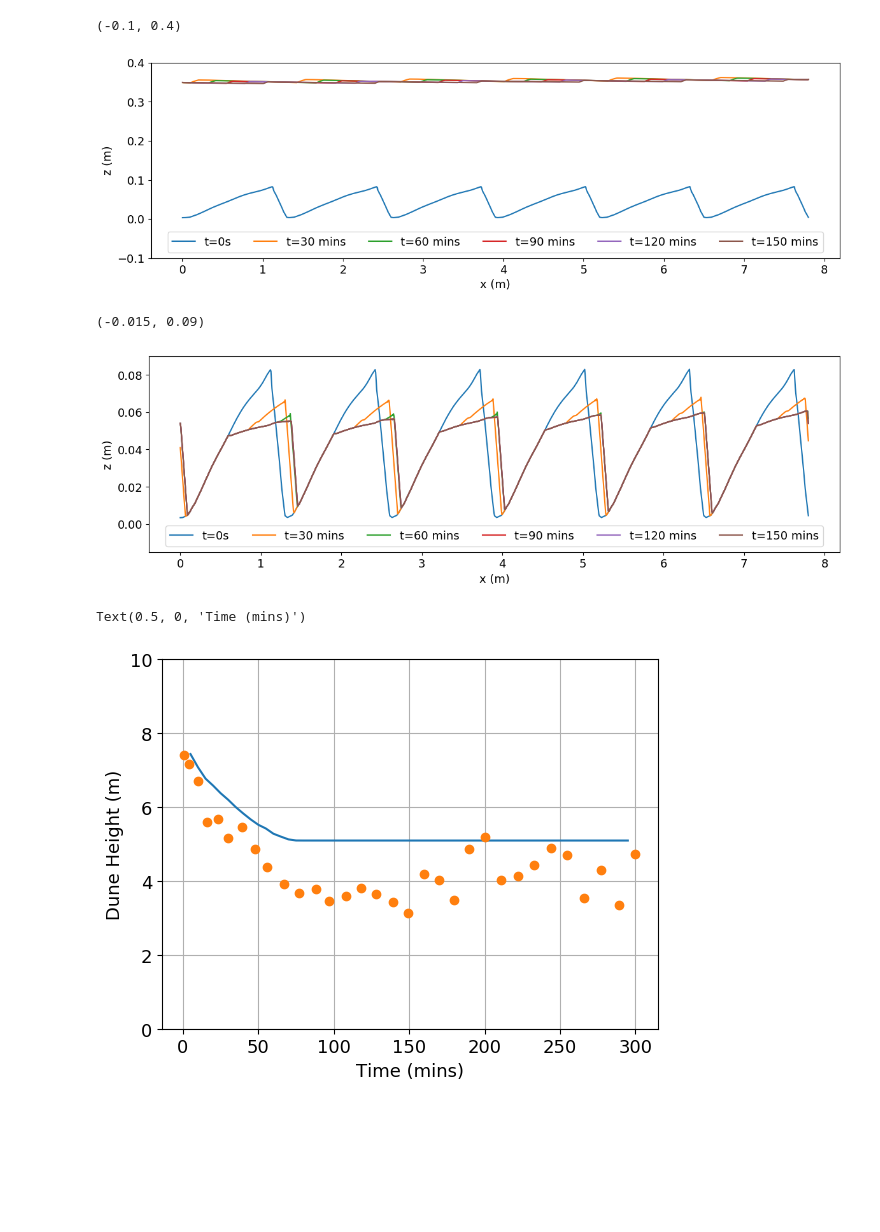
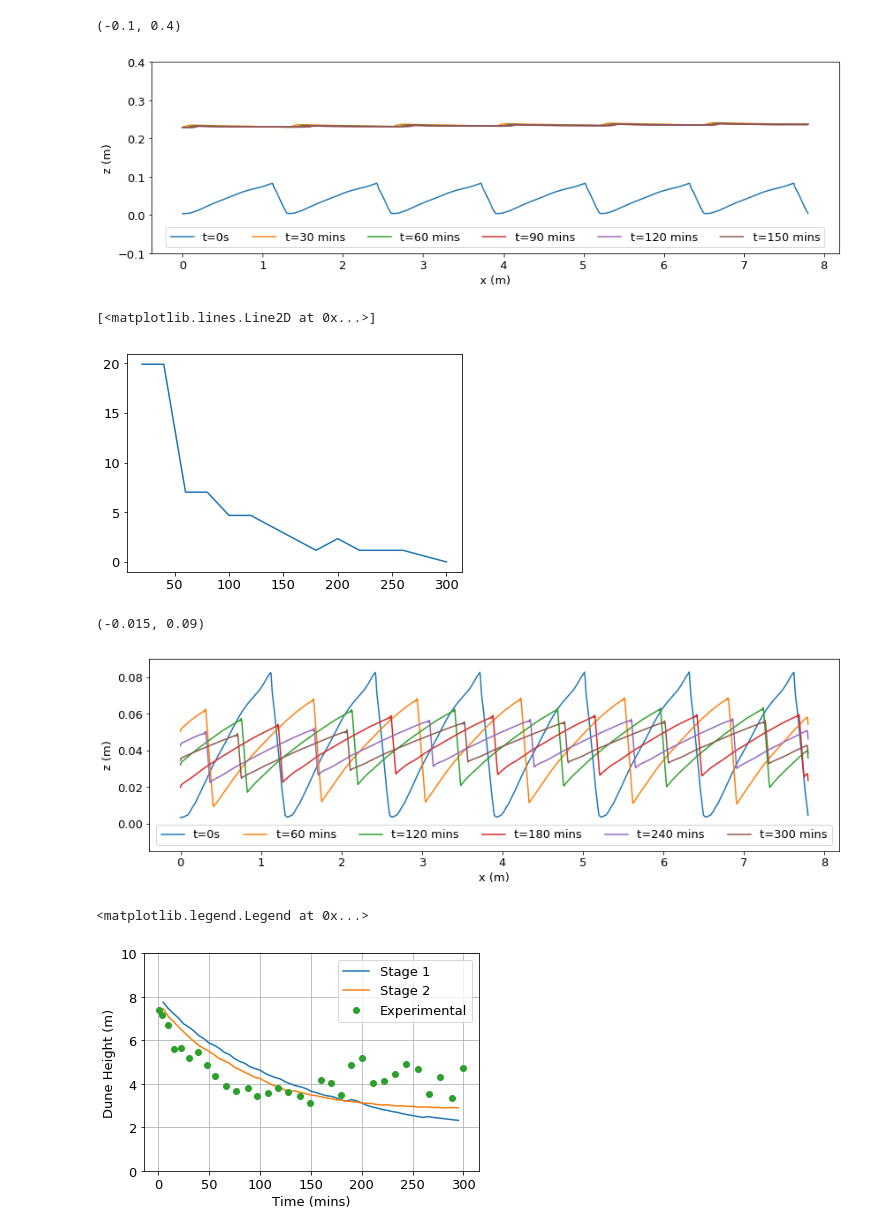
Before and after one commit to plgrover/pymorph, a Jupyter notebook: notebooks/Paper_3b/Section.5.2.postprocessing.ipynb, the cells around one changed output. Saved outputs shown, nothing was run; the diff lists cells and outputs as text; code cells hidden in the pictures; blank space fills up the shorter version.

Commit message:
Updating code from experiments

```diff
--- a/notebooks/Paper_3b/Section.5.2.postprocessing.ipynb
+++ b/notebooks/Paper_3b/Section.5.2.postprocessing.ipynb
@@ -108,5 +105,5 @@ Text(0, 0.5, 'z (m)')
 # %%
-run_name = 'dune_5_q_{0}_h_{1}_D50_{2}'.format('32m','357mm','1.2mm')
+run_name = 'Section_5.2_dune_5_q_20cm_h_237mm_D50_0.001_verts.npy'
 
-verts = np.load('_output/{0}_verts.npy'.format(run_name))
+verts = np.load('_output/{0}'.format(run_name))
 # %%
@@ -138,12 +140,12 @@ plt.ylim([-0.015, 0.09])
 # %%
 extractionTimeMins = 5.
-heights = [post.calculate_wave_height(verts[t,:,1],dx)*100. for t in range((verts.shape[0]))]
-times = np.array([(t*extractionTimeMins + 5.0) for t in range((verts.shape[0]))])
+heights_20 = [post.calculate_wave_height(verts[t,:,1],dx)*100. for t in range((verts.shape[0]))]
+times_20 = np.array([(t*extractionTimeMins + 5.0) for t in range((verts.shape[0]))])
 
 
 df = pd.read_csv('a3down_dune_heigth.txt',sep='\t')
 
-plt.plot(times,heights)
+plt.plot(times_20,heights_20, color='r')
 
 plt.plot(df['t'],df['dune'], 'o')
 
@@ -175,11 +177,18 @@ plt.xlabel('x (m)')
 plt.ylim([-0.1, 0.4])
 # %% [output]
 (-0.1, 0.4)
-[figure, old version]
+[figure, new version]
+# %%
+# xc, zc, u, q, h, qbed
+
+vel, time = post.calculate_wave_speed(verts, dx, dt=5, step_index = 4, base_index = 3)
+plt.plot(time,np.array(vel)*3600.)
+# %% [output]
+[<matplotlib.lines.Line2D at 0x...>]
+[figure, added]
 # %%
-run_name = 'dune_5_q_{0}_h_{1}_D50_{2}'.format('20cm','237mm','1.2mm')
-
-verts = np.load('_output/{0}_verts.npy'.format(run_name))
+run_name = 'Section_5.2_dune_5_q_32m_h_357mm_D50_0.001_verts.npy'
+verts = np.load('_output/{0}'.format(run_name))
 # %%
 matplotlib.rcParams.update({'font.size': 13})
 
@@ -187,11 +196,16 @@ fig = plt.figure(figsize=(14, 4))
 
 # Time = tindex*5 + 5
 plt.plot(x0,z0, label='t=0s')
-plt.plot(x0, verts[5,:,1], label='t=30 mins')
-plt.plot(x0, verts[11,:,1], label='t=60 mins')
-plt.plot(x0, verts[17,:,1], label='t=90 mins')
-plt.plot(x0, verts[23,:,1], label='t=120 mins')
-plt.plot(x0, verts[29,:,1], label='t=150 mins')
+
+plt.plot(verts[11,:,0], verts[11,:,1], label='t=60 mins')
+
+plt.plot(verts[23,:,0], verts[23,:,1], label='t=120 mins')
+
+plt.plot(verts[35,:,0], verts[35,:,1], label='t=180 mins')
+
+plt.plot(verts[47,:,0], verts[47,:,1], label='t=240 mins')
+
+plt.plot(verts[58,:,0], verts[58,:,1], label='t=300 mins')
 
 plt.legend(loc='lower center', ncol=6)
 plt.ylabel('z (m)')
@@ -199,23 +213,25 @@ plt.xlabel('x (m)')
 plt.ylim([-0.015, 0.09])
 # %% [output]
 (-0.015, 0.09)
-[figure, old version]
+[figure, new version]
 # %%
 extractionTimeMins = 5.
 heights = [post.calculate_wave_height(verts[t,:,1],dx)*100. for t in range((verts.shape[0]))]
 times = np.array([(t*extractionTimeMins + 5.0) for t in range((verts.shape[0]))])
 
 
 df = pd.read_csv('a3down_dune_heigth.txt',sep='\t')
 
-plt.plot(times,heights)
+plt.plot(times,heights, label='Stage 1')
+plt.plot(times_20,heights_20, label='Stage 2')
 
-plt.plot(df['t'],df['dune'], 'o')
+plt.plot(df['t'],df['dune'], 'o', label='Experimental')
 
 plt.ylim([0,10])
 plt.grid()
 plt.ylabel('Dune Height (m)')
 plt.xlabel('Time (mins)')
+plt.legend()
 # %% [output]
-Text(0.5, 0, 'Time (mins)')
+<matplotlib.legend.Legend at 0x...>
-[figure, old version]
+[figure, new version]
```
Also changed, not shown: parts of 10 cells of this notebook, 6 other files.
